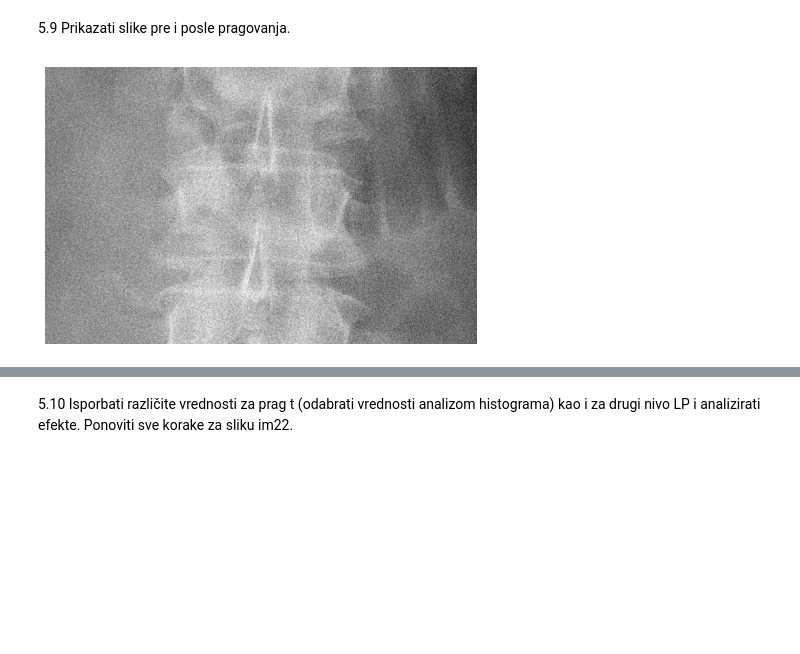
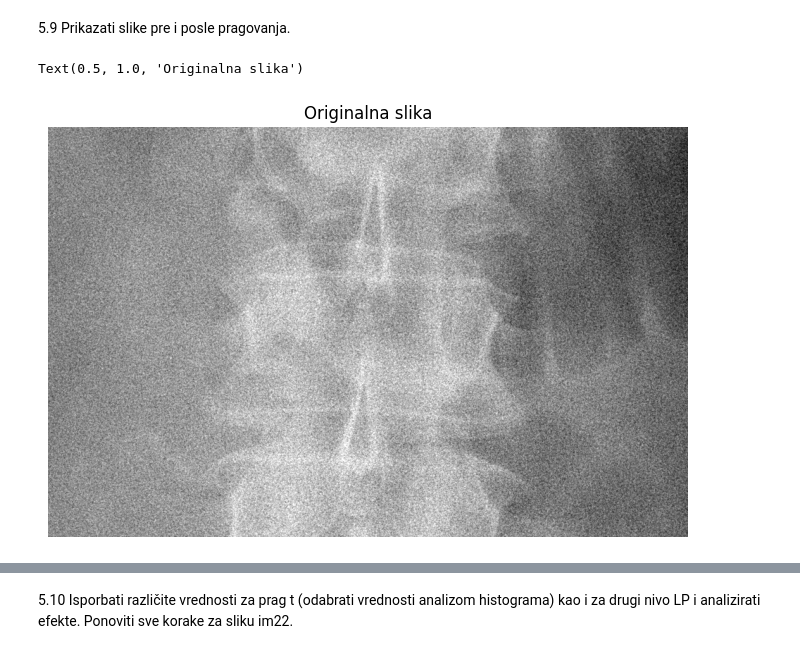
Before and after one commit to nebojsa-bozanic/BMI_OSuM, a Jupyter notebook: OSuM_Vezba7/OSuM_Vezba7/OSuM_vezba_7.ipynb, the cells around one changed output, grey strips where cells are left out. Cells and saved outputs as stored; diff of their text form; code cells hidden in the pictures; blank space fills up the shorter version.

```diff
--- a/OSuM_Vezba7/OSuM_Vezba7/OSuM_vezba_7.ipynb
+++ b/OSuM_Vezba7/OSuM_Vezba7/OSuM_vezba_7.ipynb
@@ -240,11 +232,12 @@ plt.show()
 # %%
 fig = plt.figure()
 ax = fig.add_axes([0,0,1,1])
 ax.imshow(im2, cmap='gray', vmin=im2.min(), vmax=im2.max())
 plt.axis('off')
-fig.canvas.set_window_title('Originalna slika')
+plt.title('Originalna slika')
 # %% [output]
+Text(0.5, 1.0, 'Originalna slika')
-[figure, old version]
+[figure, new version]
 # %%
 Lpyr[0] = L1
 im_r2 = osum.im_pyr_recon(Lpyr, Res, size_vec)
```
Also changed, not shown: parts of 12 cells of this notebook.
